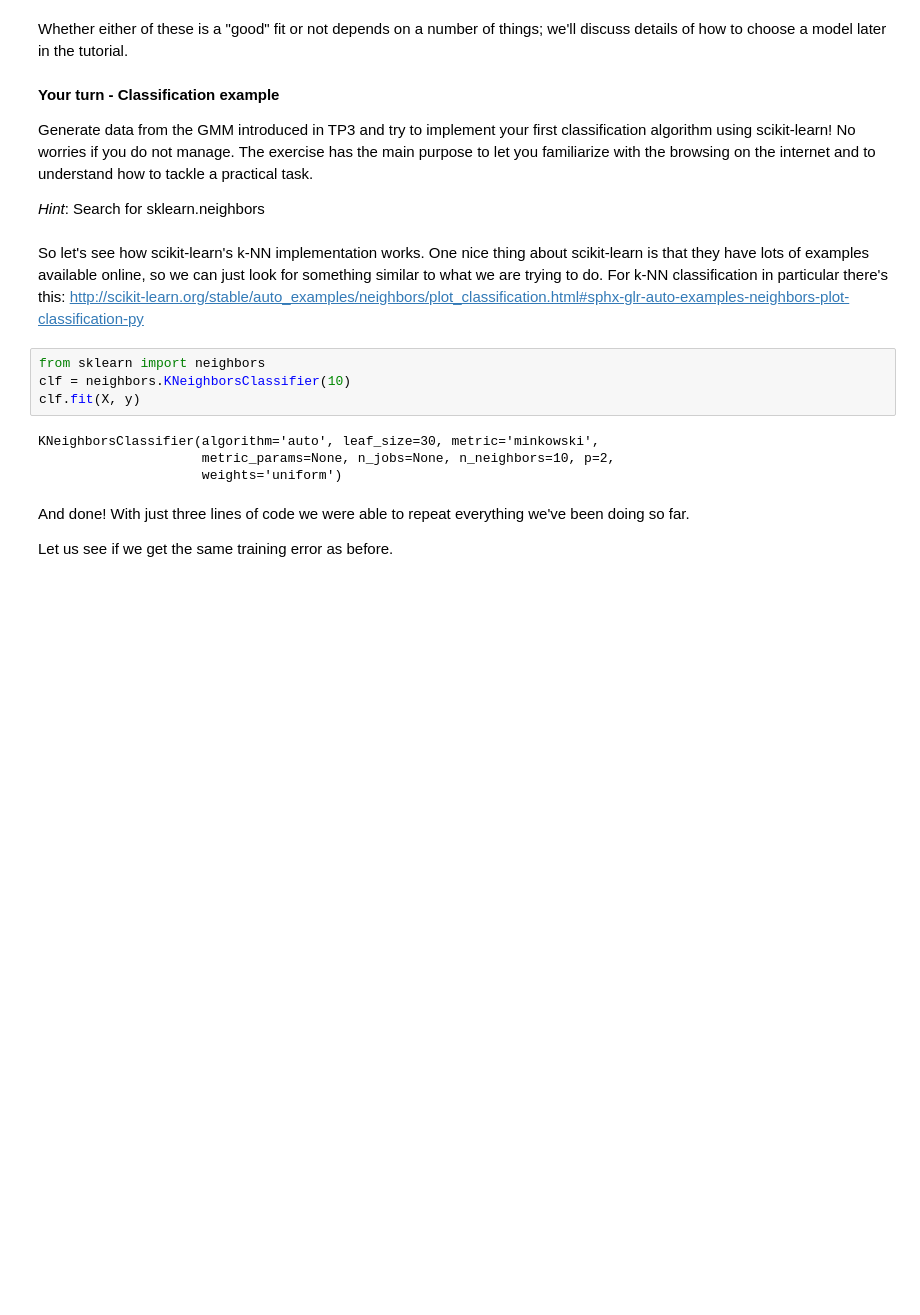
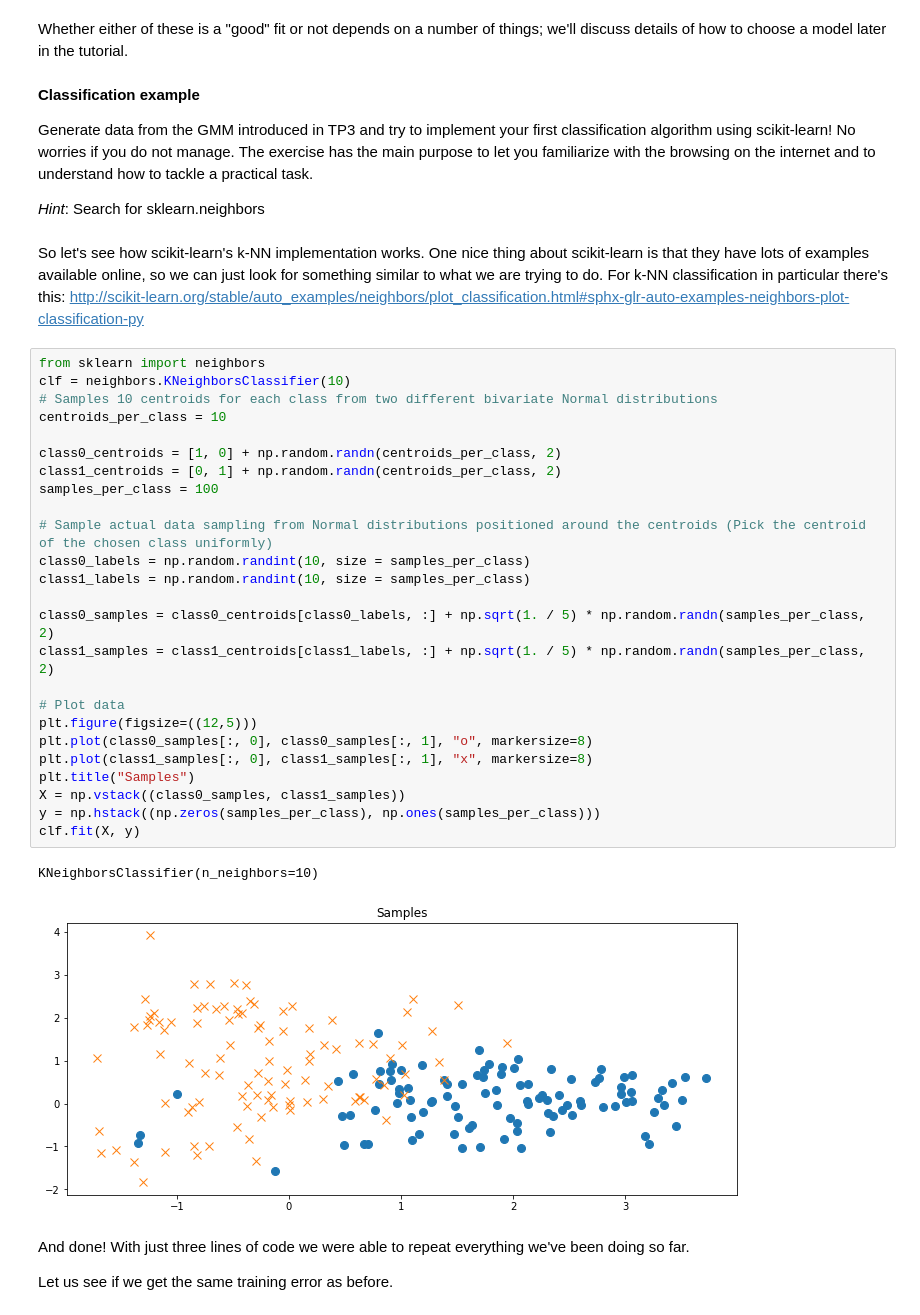
Before and after one commit to yassinuaimee/FundamentalLearningEPFL, a Jupyter notebook: TP4/TP4.ipynb, the cells around one changed output. Saved outputs shown, nothing was run; the diff lists cells and outputs as text; blank space fills up the shorter version.

```diff
--- a/TP4/TP4.ipynb
+++ b/TP4/TP4.ipynb
@@ -210,7 +197,7 @@ plt.plot(X_fit.squeeze(), y_fit);
 # %% [markdown]
 Whether either of these is a "good" fit or not depends on a number of things; we'll discuss details of how to choose a model later in the tutorial.
 # %% [markdown]
-**Your turn - Classification example**
+**Classification example**
 
 Generate data from the GMM introduced in TP3 and try to implement your first classification algorithm using scikit-learn! No worries if you do not manage. The exercise has the main purpose to let you familiarize with the browsing on the internet and to understand how to tackle a practical task.
 
@@ -218,14 +205,34 @@ Generate data from the GMM introduced in TP3 and try to implement your first cla
 *Hint*: Search for sklearn.neighbors
 # %% [markdown]
 So let's see how scikit-learn's k-NN implementation works. One nice thing about scikit-learn is that they have lots of examples available online, so we can just look for something similar to what we are trying to do. For k-NN classification in particular there's this: http://scikit-learn.org/stable/auto_examples/neighbors/plot_classification.html#sphx-glr-auto-examples-neighbors-plot-classification-py
-# %%
-from sklearn import neighbors
-clf = neighbors.KNeighborsClassifier(10)
-clf.fit(X, y)
-# %% [output]
-KNeighborsClassifier(algorithm='auto', leaf_size=30, metric='minkowski',
-                     metric_params=None, n_jobs=None, n_neighbors=10, p=2,
-                     weights='uniform')
+# %%
+from sklearn import neighbors
+clf = neighbors.KNeighborsClassifier(10)
+# Samples 10 centroids for each class from two different bivariate Normal distributions
+centroids_per_class = 10
+
+class0_centroids = [1, 0] + np.random.randn(centroids_per_class, 2)
+class1_centroids = [0, 1] + np.random.randn(centroids_per_class, 2)
+samples_per_class = 100
+
+# Sample actual data sampling from Normal distributions positioned around the centroids (Pick the centroid of the chosen class uniformly)
+class0_labels = np.random.randint(10, size = samples_per_class)
+class1_labels = np.random.randint(10, size = samples_per_class)
+
+class0_samples = class0_centroids[class0_labels, :] + np.sqrt(1. / 5) * np.random.randn(samples_per_class, 2)
+class1_samples = class1_centroids[class1_labels, :] + np.sqrt(1. / 5) * np.random.randn(samples_per_class, 2)
+
+# Plot data
+plt.figure(figsize=((12,5)))
+plt.plot(class0_samples[:, 0], class0_samples[:, 1], "o", markersize=8)
+plt.plot(class1_samples[:, 0], class1_samples[:, 1], "x", markersize=8)
+plt.title("Samples")
+X = np.vstack((class0_samples, class1_samples))
+y = np.hstack((np.zeros(samples_per_class), np.ones(samples_per_class)))
+clf.fit(X, y)
+# %% [output]
+KNeighborsClassifier(n_neighbors=10)
+[figure, added]
 # %% [markdown]
 And done! With just three lines of code we were able to repeat everything we've been doing so far.
 
```
Also changed, not shown: parts of 9 cells of this notebook.
